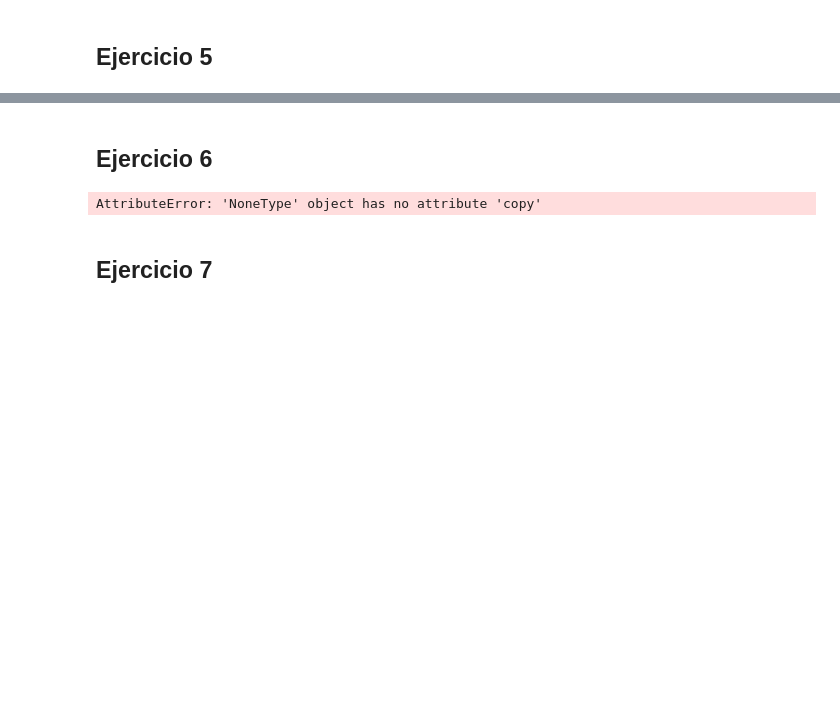
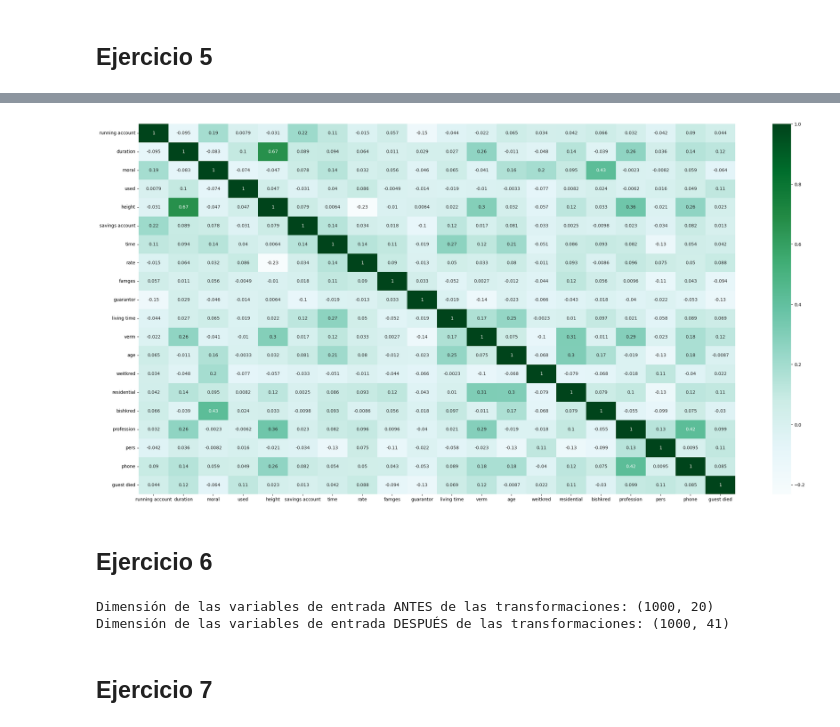
Before and after one commit to LuisGan-C/MNA_AI_Equipo11, a Jupyter notebook: Act_5_y_6/ActividadGermanCredit[A01186635, A01066264].ipynb, the cells around one changed output, grey strips where cells are left out. Saved outputs shown, nothing was run; the diff lists cells and outputs as text; code cells hidden in the pictures; blank space fills up the shorter version.

```diff
--- a/Act_5_y_6/ActividadGermanCredit[A01186635, A01066264].ipynb
+++ b/Act_5_y_6/ActividadGermanCredit[A01186635, A01066264].ipynb
@@ -188,3 +240,12 @@ lista_paper_cat = ['running account', 'moral', 'used', 'savings account', 'famge
+# %%
+Xtrain_t1 = Xtrain.select_dtypes(include=['float64', 'int64'])
+corr_matrix = round(Xtrain_t1.corr(method='pearson'), 4)
+
+plt.figure(figsize=(30, 15))
+sns.heatmap(corr_matrix, annot=True, cmap='BuGn')
+plt.show()
+# %% [output]
+[figure, added]
 # %%
 # Transformaciones que se aplicarán a las variables numéricas usando la clase Pipeline de sklearn:
 
@@ -233,8 +293,9 @@ columnasTransformer = ColumnTransformer(transformers=[
 
 # ************* Inlcuye aquí tu código:**************************
 
-Xtraintest = None
-ytraintest = None
+Xtraintest = pd.concat([Xtrain, Xtest], axis=0)
+ytraintest = pd.concat([ytrain, ytest], axis=0)
+
 
 # *********** Aquí termina la sección de agregar código *************
 
@@ -245,7 +306,8 @@ tmp = columnasTransformer.fit_transform(Xtmp)
 print("Dimensión de las variables de entrada ANTES de las transformaciones:", Xtmp.shape)
 print("Dimensión de las variables de entrada DESPUÉS de las transformaciones:", tmp.shape)
 # %% [output]
-AttributeError: 'NoneType' object has no attribute 'copy'
+Dimensión de las variables de entrada ANTES de las transformaciones: (1000, 20)
+Dimensión de las variables de entrada DESPUÉS de las transformaciones: (1000, 41)
 # %% [markdown]
 ## **Ejercicio 7**
 # %%
```
Also changed, not shown: parts of 8 cells of this notebook.
